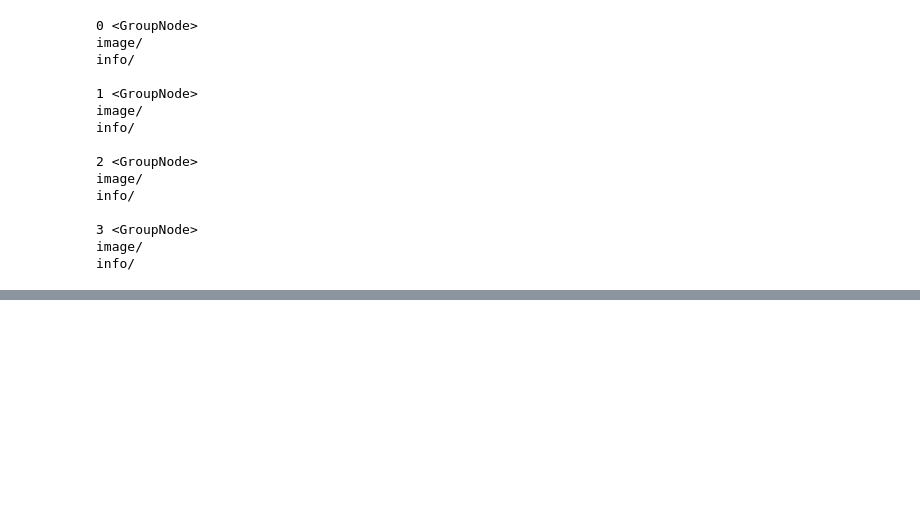
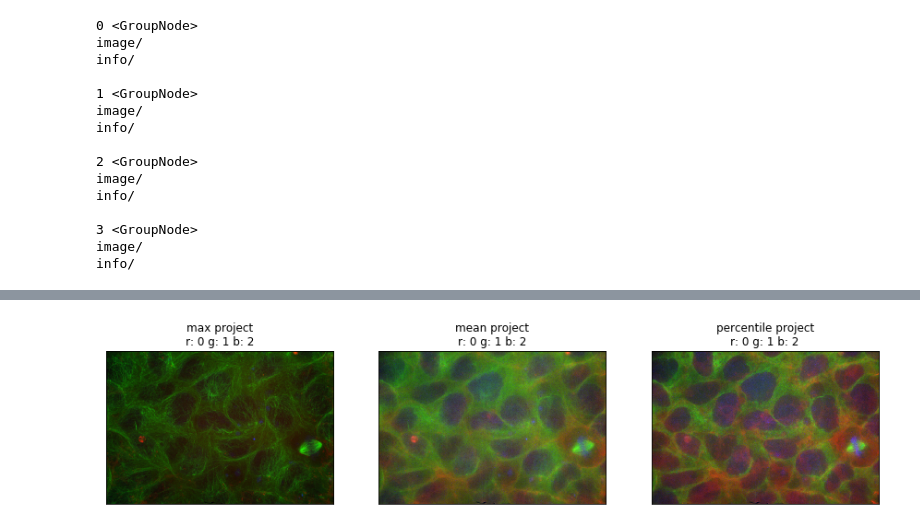
Before and after one commit to AllenCellModeling/QuiltLoader, a Jupyter notebook: loaders.ipynb, the cells around one changed output, grey strips where cells are left out. Saved outputs shown, nothing was run; the diff lists cells and outputs as text; code cells hidden in the pictures; blank space fills up the shorter version.

```diff
--- a/loaders.ipynb
+++ b/loaders.ipynb
@@ -106,5 +119,7 @@ ql.display_channels(img)
 # %%
-# ql.display_rgb(img, use='all')
+ql.display_rgb(img, use='all')
+# %% [output]
+[figure, added]
 # %%
 ql.display_stack(img)
 # %% [output]
```
Also changed, not shown: parts of 14 cells of this notebook, 2 other files.
